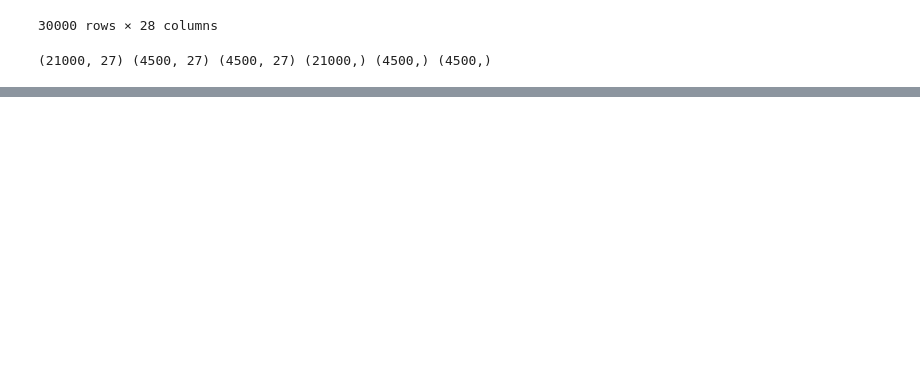
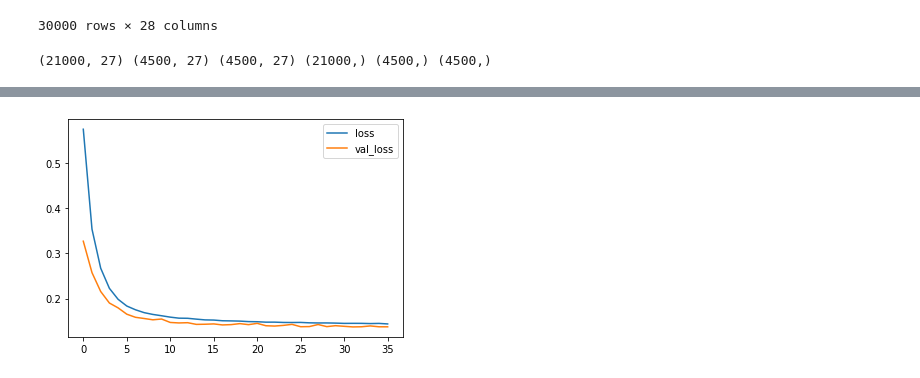
Before and after one commit to Nikos-Antonopoulos/Dissecting-Spotify-Valence, a Jupyter notebook: neural.ipynb, the cells around one changed output, grey strips where cells are left out. Saved outputs shown, nothing was run; the diff lists cells and outputs as text; code cells hidden in the pictures; blank space fills up the shorter version.

```diff
--- a/neural.ipynb
+++ b/neural.ipynb
@@ -142,0 +200,31 @@ plt.show()
+# %%
+early_stopping = EarlyStopping(
+    min_delta=0.001, # minimium amount of change to count as an improvement
+    patience=10, # how many epochs to wait before stopping
+    restore_best_weights=True,
+)
+
+dl_model = keras.Sequential([
+    layers.BatchNormalization(),
+    layers.Dense(64, activation='relu', input_shape=(27,)),
+    layers.Dropout(rate=0.3),
+    layers.BatchNormalization(),
+    layers.Dense(64, activation='relu'),
+    layers.Dropout(rate=0.3),
+
+    layers.Dense(1),
+])
+
+dl_model.compile(
+    optimizer="adam",
+    loss="mae",
+)
+
+history = dl_model.fit(
+    X_train, Y_train,
+    validation_data=(X_val, Y_val),
+    batch_size=265,
+    epochs=100,
+    callbacks=[early_stopping], # put your callbacks in a list
+    verbose=1,  # turn off training log
+)
@@ -142,0 +249,5 @@ plt.show()
+# %%
+history_df = pd.DataFrame(history.history)
+history_df.loc[:, ['loss', 'val_loss']].plot();
+print("Minimum validation loss: {}".format(history_df['val_loss'].min()))
+# %% [output]
@@ -142,0 +255 @@ plt.show()
+[figure, added]
```
Also changed, not shown: parts of 21 cells of this notebook, 5 other files.
